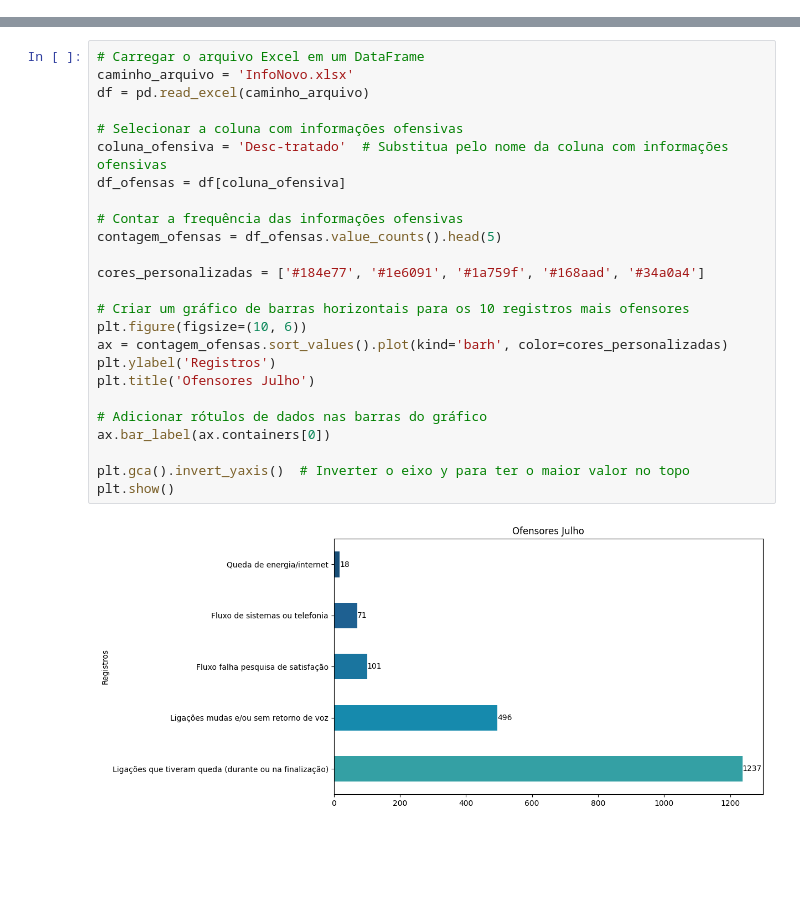
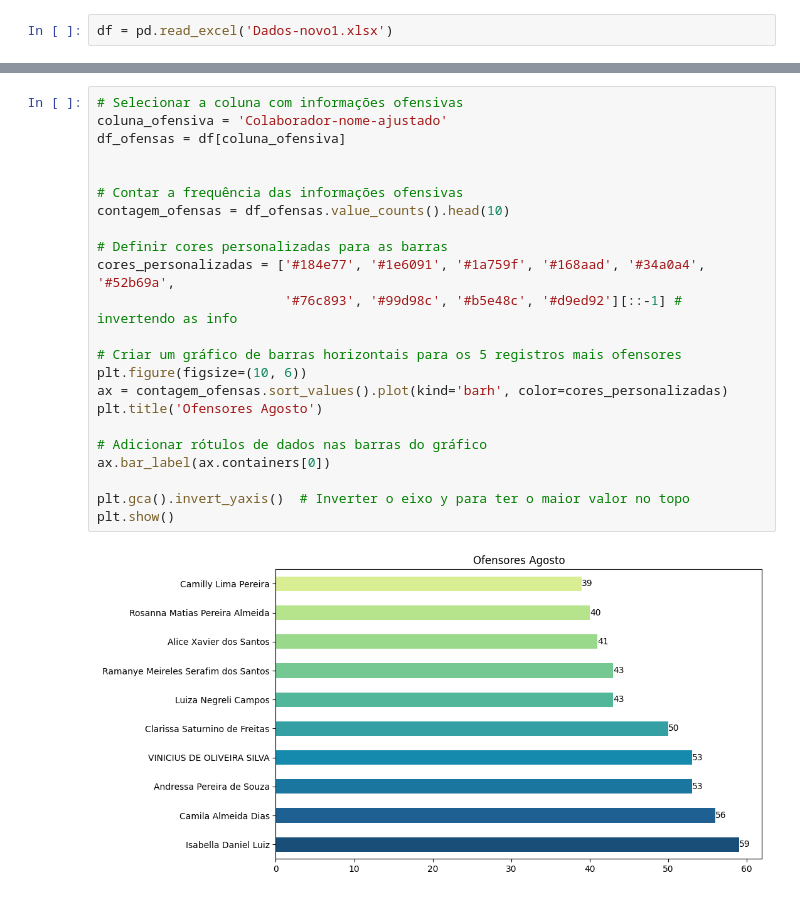
Before and after one commit to mariatozi/codigos-estudos, a Jupyter notebook: Olá,_este_é_o_Colaboratory.ipynb, the cells around one changed output, grey strips where cells are left out. Drawn from its saved outputs; the diff is of its cells as text; blank space fills up the shorter version.

```diff
--- a/Olá,_este_é_o_Colaboratory.ipynb
+++ b/Olá,_este_é_o_Colaboratory.ipynb
@@ -13,3 +9,5 @@ sheet = workbook.active
+# %%
+df = pd.read_excel('Dados-novo1.xlsx')
 # %%
 df.head()
 # %% [output]
@@ -40,27 +52,25 @@ Name: Desc-tratado, dtype: int64
 # %%
-# Carregar o arquivo Excel em um DataFrame
-caminho_arquivo = 'InfoNovo.xlsx'
-df = pd.read_excel(caminho_arquivo)
-
 # Selecionar a coluna com informações ofensivas
-coluna_ofensiva = 'Desc-tratado'  # Substitua pelo nome da coluna com informações ofensivas
+coluna_ofensiva = 'Colaborador-nome-ajustado'
 df_ofensas = df[coluna_ofensiva]
 
+
 # Contar a frequência das informações ofensivas
-contagem_ofensas = df_ofensas.value_counts().head(5)
+contagem_ofensas = df_ofensas.value_counts().head(10)
 
-cores_personalizadas = ['#184e77', '#1e6091', '#1a759f', '#168aad', '#34a0a4']
+# Definir cores personalizadas para as barras
+cores_personalizadas = ['#184e77', '#1e6091', '#1a759f', '#168aad', '#34a0a4', '#52b69a',
+                        '#76c893', '#99d98c', '#b5e48c', '#d9ed92'][::-1] # invertendo as info
 
-# Criar um gráfico de barras horizontais para os 10 registros mais ofensores
+# Criar um gráfico de barras horizontais para os 5 registros mais ofensores
 plt.figure(figsize=(10, 6))
 ax = contagem_ofensas.sort_values().plot(kind='barh', color=cores_personalizadas)
-plt.ylabel('Registros')
-plt.title('Ofensores Julho')
+plt.title('Ofensores Agosto')
 
 # Adicionar rótulos de dados nas barras do gráfico
 ax.bar_label(ax.containers[0])
 
 plt.gca().invert_yaxis()  # Inverter o eixo y para ter o maior valor no topo
 plt.show()
 # %% [output]
-[figure, old version]
+[figure, new version]
```
Also changed, not shown: parts of 20 cells of this notebook.
